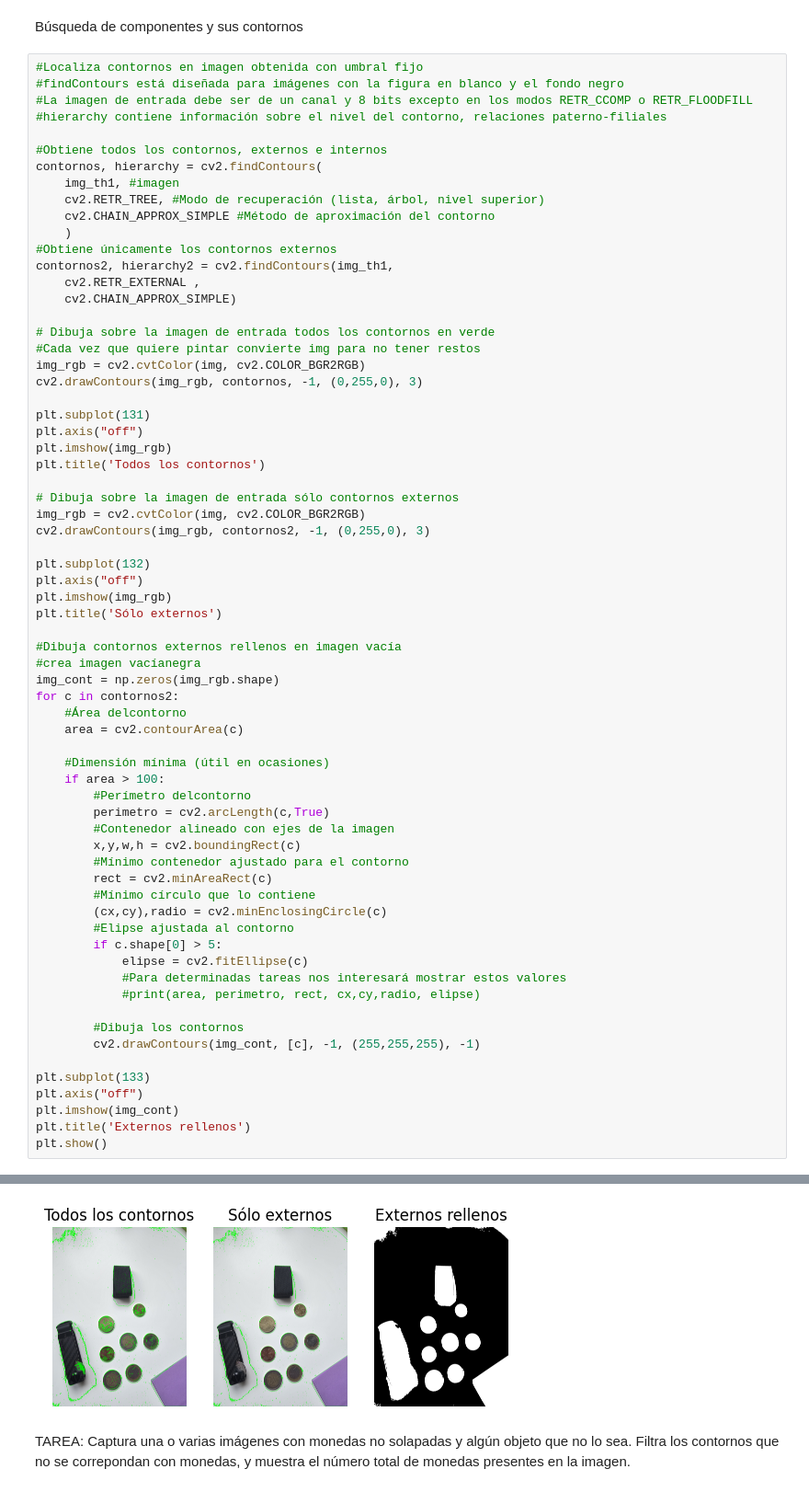
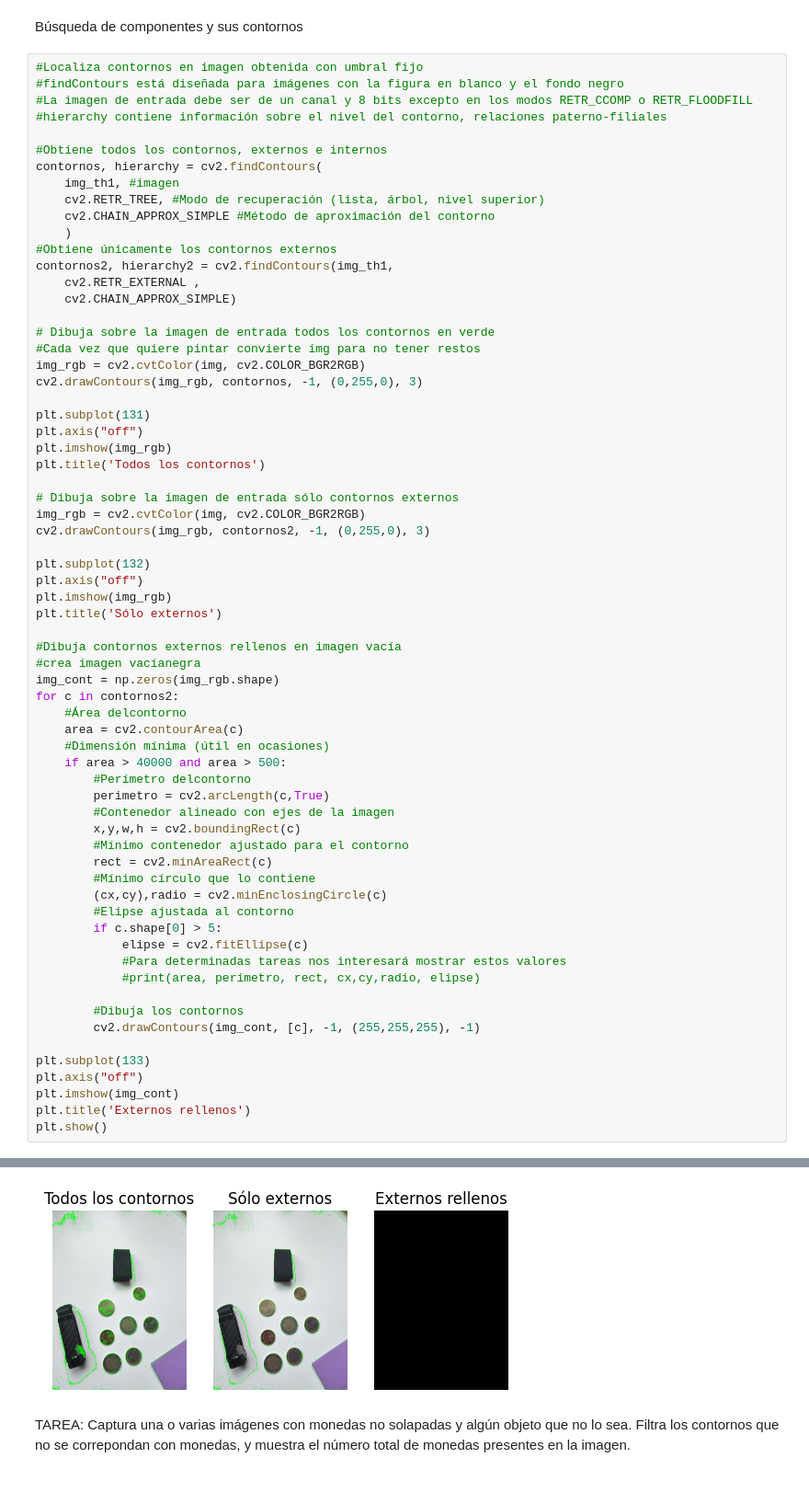
Before and after one commit to JoseManuel117/VC, a Jupyter notebook: P3/VC_P3.ipynb, the cells around one changed output, grey strips where cells are left out. Shown at 92% size. Drawn from its saved outputs; the diff is of its cells as text.

```diff
--- a/P3/VC_P3.ipynb
+++ b/P3/VC_P3.ipynb
@@ -115,9 +115,8 @@ img_cont = np.zeros(img_rgb.shape)
 for c in contornos2:
     #Área delcontorno
     area = cv2.contourArea(c)
-
     #Dimensión mínima (útil en ocasiones)
-    if area > 100:
+    if area > 40000 and area > 500:
         #Perímetro delcontorno
         perimetro = cv2.arcLength(c,True)
         #Contenedor alineado con ejes de la imagen
@@ -145,4 +143,4 @@ Clipping input data to the valid range for imshow with RGB data ([0..1] for floa
-[figure, old version]
+[figure, new version]
 # %% [markdown]
 TAREA: Captura una o varias imágenes con monedas no solapadas y algún objeto que no lo sea. Filtra los contornos que no se correpondan con monedas, y muestra el número total de monedas presentes en la imagen.
 # %%
```
Also changed, not shown: parts of 1 cell of this notebook, 1 other file.
